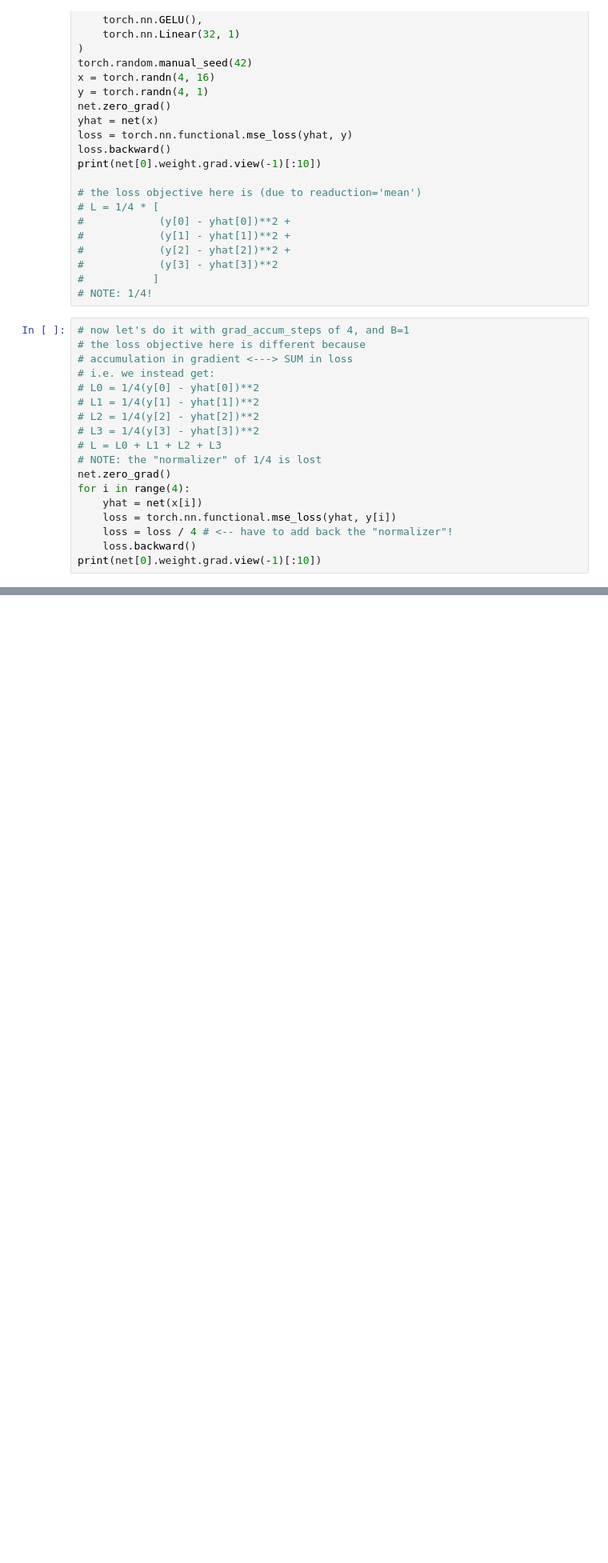
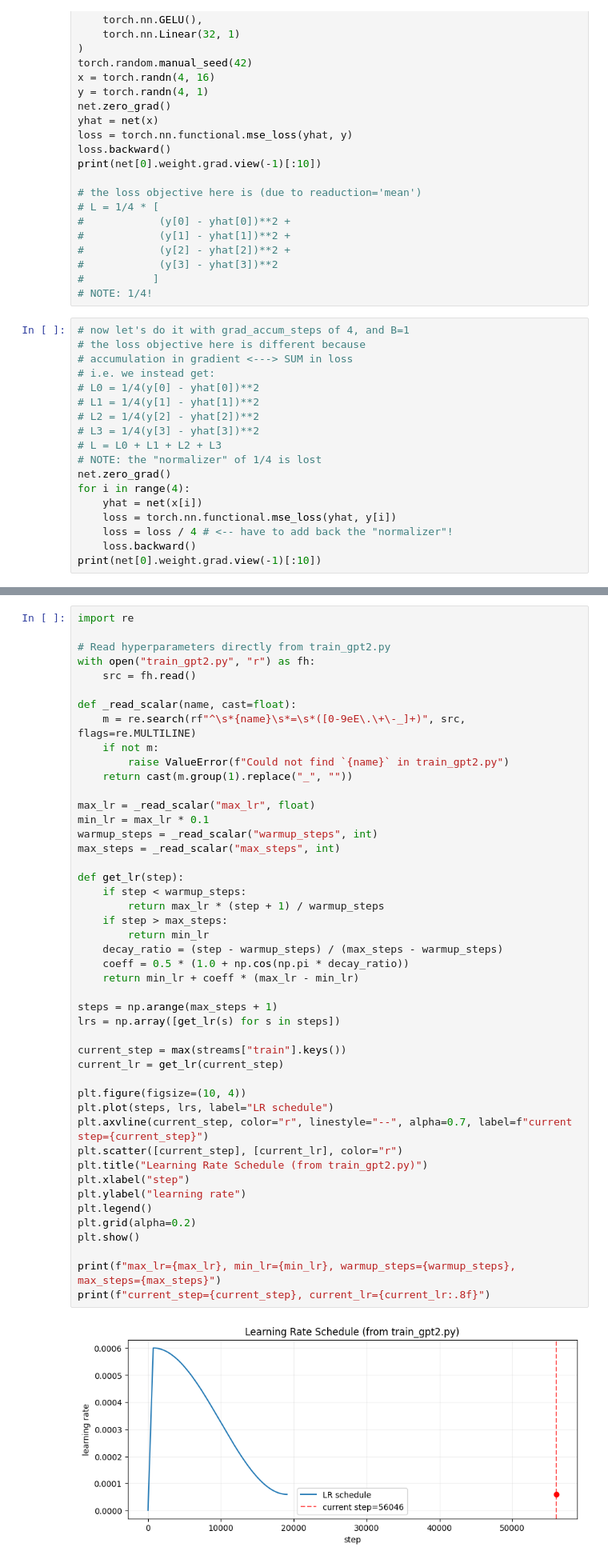
Before and after one commit to AGNDM/build-nanogpt, a Jupyter notebook: play.ipynb, the cells around one changed output, grey strips where cells are left out. Shown at 80% size. Saved outputs shown, nothing was run; the diff lists cells and outputs as text; blank space fills up the shorter version.

```diff
--- a/play.ipynb
+++ b/play.ipynb
@@ -232,0 +236,48 @@ FileNotFoundError: [Errno 2] No such file or directory: 'log124M_40B/log.txt'
+# %%
+import re
+
+# Read hyperparameters directly from train_gpt2.py
+with open("train_gpt2.py", "r") as fh:
+    src = fh.read()
+
+def _read_scalar(name, cast=float):
+    m = re.search(rf"^\s*{name}\s*=\s*([0-9eE\.\+\-_]+)", src, flags=re.MULTILINE)
+    if not m:
+        raise ValueError(f"Could not find `{name}` in train_gpt2.py")
+    return cast(m.group(1).replace("_", ""))
+
+max_lr = _read_scalar("max_lr", float)
+min_lr = max_lr * 0.1
+warmup_steps = _read_scalar("warmup_steps", int)
+max_steps = _read_scalar("max_steps", int)
+
+def get_lr(step):
+    if step < warmup_steps:
+        return max_lr * (step + 1) / warmup_steps
+    if step > max_steps:
+        return min_lr
+    decay_ratio = (step - warmup_steps) / (max_steps - warmup_steps)
+    coeff = 0.5 * (1.0 + np.cos(np.pi * decay_ratio))
+    return min_lr + coeff * (max_lr - min_lr)
+
+steps = np.arange(max_steps + 1)
+lrs = np.array([get_lr(s) for s in steps])
+
+current_step = max(streams["train"].keys())
+current_lr = get_lr(current_step)
+
+plt.figure(figsize=(10, 4))
+plt.plot(steps, lrs, label="LR schedule")
+plt.axvline(current_step, color="r", linestyle="--", alpha=0.7, label=f"current step={current_step}")
+plt.scatter([current_step], [current_lr], color="r")
+plt.title("Learning Rate Schedule (from train_gpt2.py)")
+plt.xlabel("step")
+plt.ylabel("learning rate")
+plt.legend()
+plt.grid(alpha=0.2)
+plt.show()
+
+print(f"max_lr={max_lr}, min_lr={min_lr}, warmup_steps={warmup_steps}, max_steps={max_steps}")
+print(f"current_step={current_step}, current_lr={current_lr:.8f}")
+# %% [output]
+[figure, added]
```
Also changed, not shown: parts of 2 cells of this notebook, 9 other files.
